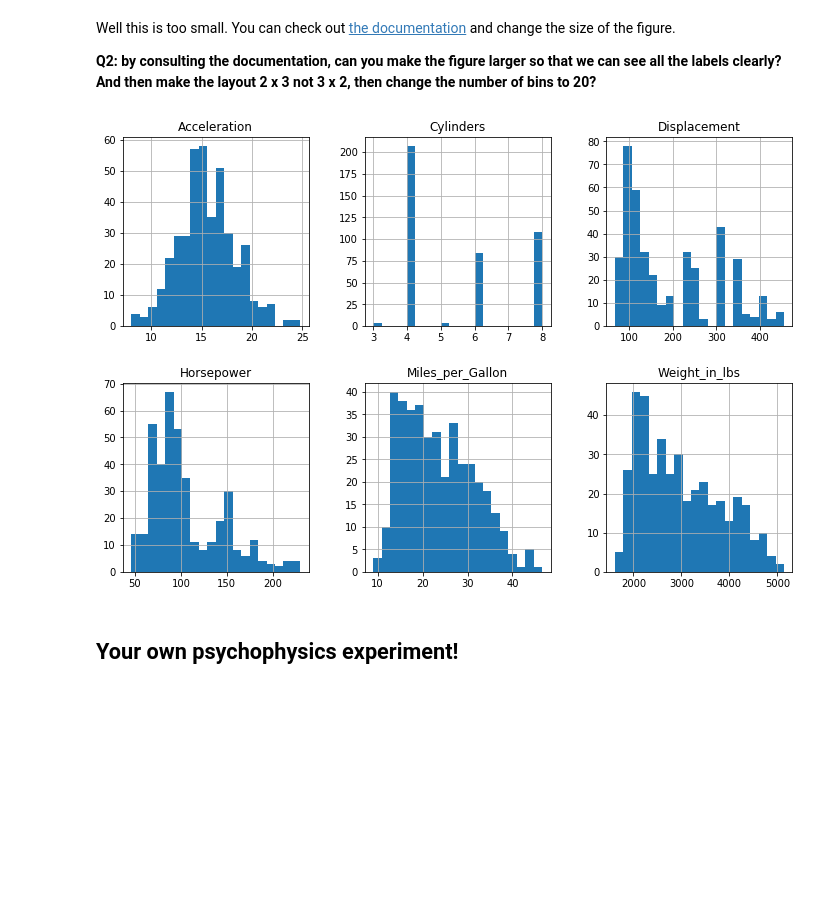
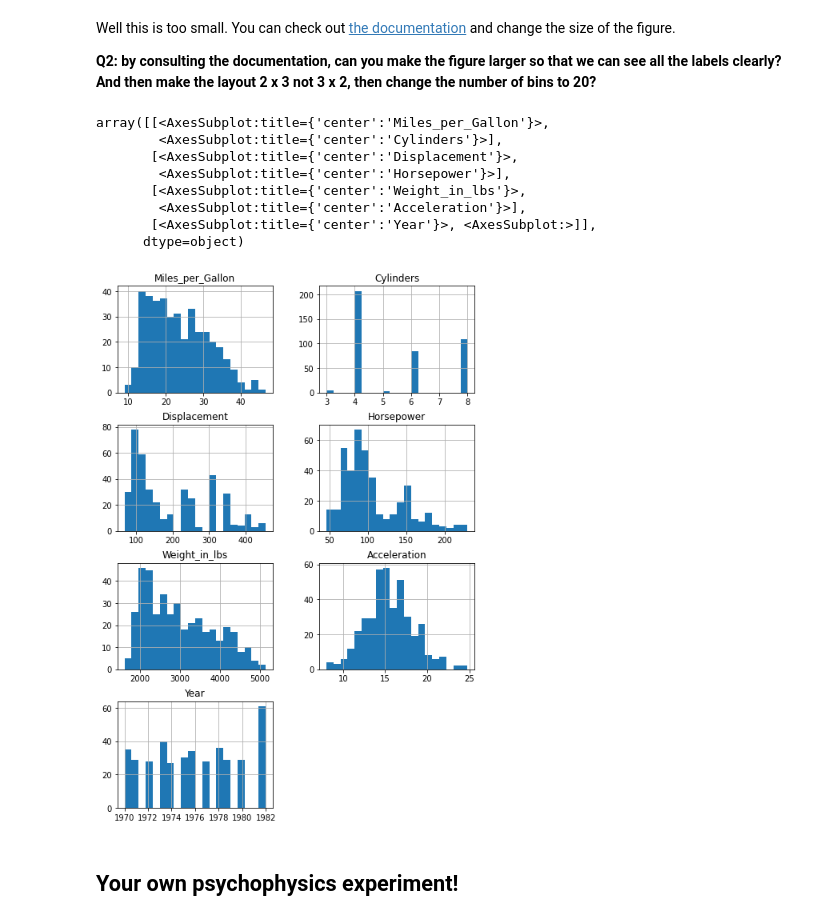
Before and after one commit to berryscottr/DataVisualization, a Jupyter notebook: lab04.ipynb, the cells around one changed output. Saved outputs shown, nothing was run; the diff lists cells and outputs as text; code cells hidden in the pictures; blank space fills up the shorter version.

```diff
--- a/lab04.ipynb
+++ b/lab04.ipynb
@@ -139,10 +141,20 @@ array([[<matplotlib.axes._subplots.AxesSubplot object at 0x...>,
 Well this is too small. You can check out [the documentation](https://pandas.pydata.org/pandas-docs/stable/generated/pandas.DataFrame.hist.html) and change the size of the figure.
 
 **Q2: by consulting the documentation, can you make the figure larger so that we can see all the labels clearly? And then make the layout 2 x 3 not 3 x 2, then change the number of bins to 20?**
-# %%
-car_df.hist(layout=(2,3))
-# %% [output]
-[figure, removed]
+# %%
+## There are 7 histograms for some reason
+
+car_df.hist(figsize=(8,12), layout=(4,2), bins=20)
+# %% [output]
+array([[<AxesSubplot:title={'center':'Miles_per_Gallon'}>,
+        <AxesSubplot:title={'center':'Cylinders'}>],
+       [<AxesSubplot:title={'center':'Displacement'}>,
+        <AxesSubplot:title={'center':'Horsepower'}>],
+       [<AxesSubplot:title={'center':'Weight_in_lbs'}>,
+        <AxesSubplot:title={'center':'Acceleration'}>],
+       [<AxesSubplot:title={'center':'Year'}>, <AxesSubplot:>]],
+      dtype=object)
+[figure, added]
 # %% [markdown]
 ## Your own psychophysics experiment!
 # %% [markdown]
```
Also changed, not shown: parts of 22 cells of this notebook.
